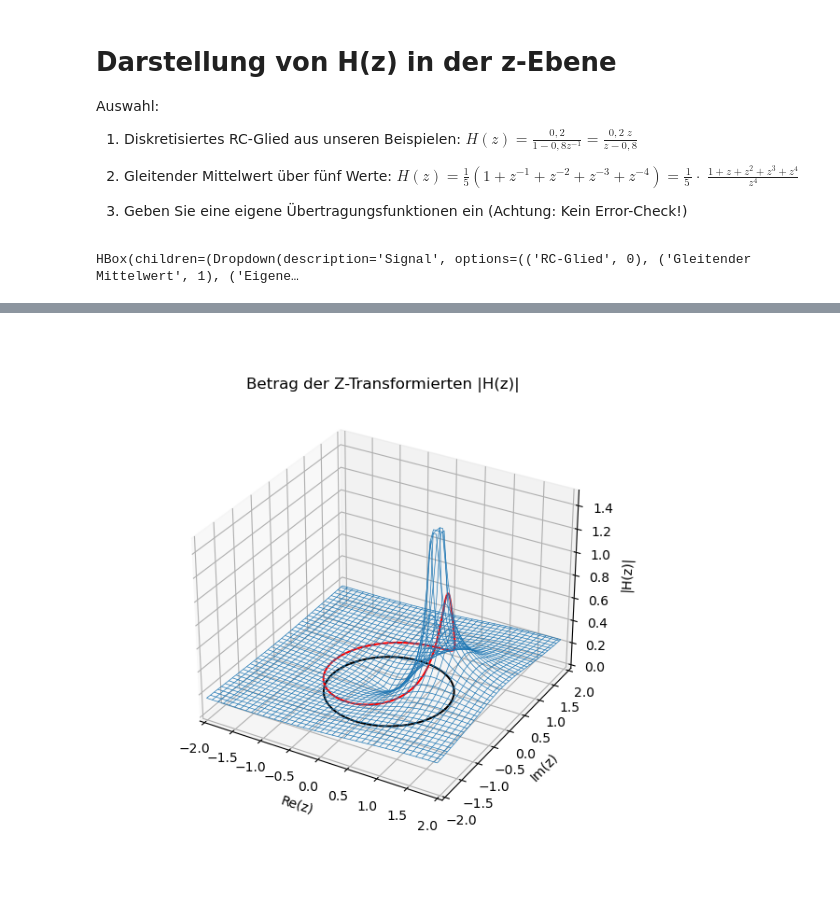
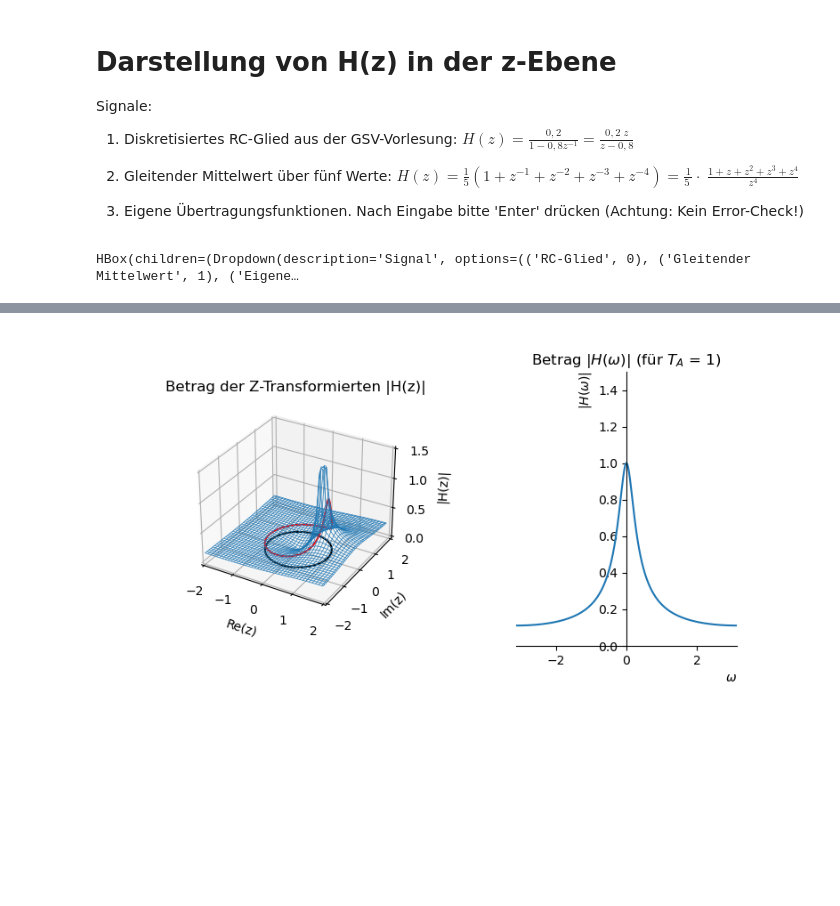
Before and after one commit to bdcodebase/sv-demos, a Jupyter notebook: zPlot.ipynb, the cells around one changed output, grey strips where cells are left out. Saved outputs shown, nothing was run; the diff lists cells and outputs as text; code cells hidden in the pictures; blank space fills up the shorter version.

```diff
--- a/zPlot.ipynb
+++ b/zPlot.ipynb
@@ -1,12 +1,12 @@
 # %% [markdown]
 # Darstellung von H(z) in der z-Ebene
-Auswahl:
-1. Diskretisiertes RC-Glied aus unseren Beispielen:
+Signale:
+1. Diskretisiertes RC-Glied aus der GSV-Vorlesung:
 $H\left(z\right)=\frac{0,2}{1-0,8z^{-1} }=\frac{0,2\;z}{z-0,8}$
 2. Gleitender Mittelwert über fünf Werte:
 $H\left(z\right)=\frac{1}{5}\left(1+z^{-1} +z^{-2} +z^{-3} +z^{-4} \right)=\frac{1}{5\;}\cdot \;\frac{1+z+z^2 +z^3 +z^4 }{z^4 }$
 
-3. Geben Sie eine eigene Übertragungsfunktionen ein (Achtung: Kein Error-Check!)
+3. Eigene Übertragungsfunktionen. Nach Eingabe bitte 'Enter' drücken (Achtung: Kein Error-Check!)
 # %%
 """
 z-Trafo-Demoscript (Matlab-Style)
@@ -18,7 +18,7 @@ z-Trafo-Demoscript (Matlab-Style)
 
 from numpy import (pi, meshgrid, exp, sqrt, sin, cos, tan, angle, arange, linspace, zeros, ones, NaN, real, imag) # numpy für's Rechnen, bei Bedarf anpassen
 from numpy.fft import fft
-from matplotlib.pyplot import (figure, plot, stem, legend, text,
+from matplotlib.pyplot import (figure, plot, stem, legend, text, subplots_adjust,
                                grid, xlabel, ylabel, subplot, subplots, title, clf, cla, xlim, ylim) # matpotlib für's  Plotten, bei Bedarf anpassen
 from matplotlib.pyplot import fill_between as area # Beispiel für eine Mapping auf Matlab-Bezeichnung
 import ipywidgets as widgets # interaktive Controls wie Slider, Dropdowns etc.
@@ -26,17 +26,28 @@ from matplotlib import cm
 
 import numpy as np
 
+def myplotstyle(ax): # Hilfsfunktion, hübscht den Plot etwas auf
+    ax.spines['right'].set_color('none')
+    ax.spines['top'].set_color('none')
+    ax.xaxis.set_ticks_position('bottom')
+    ax.spines['bottom'].set_position(('data',0))
+    ax.yaxis.set_ticks_position('left')
+    ax.spines['left'].set_position(('data',0))
+
 hmax = 1.5; # höhe, ab der für den Plot gekappt wird
 amax = 2; # re- und im-Achse werden bis zu +-a berechnet
 astep = 0.05; # schrittweite
 a_r = arange(-amax,amax,astep); # Achsen/Grid, reele Achse
 a_i = arange(-amax,amax,astep); # Achsen/Grid, imaginäre Achse
+omega = arange(0,1,0.005)*2*pi;
 z_ek = exp(1j*omega);
 
 [zr,zi] = meshgrid(a_r,a_i);
 z = zr+1j*zi; # komplexes Grid aufstellen
 
-fig, ax = subplots(subplot_kw={"projection": "3d"},figsize=(6, 6), dpi=100,num=' ')
+
+#fig = figure(figsize=(7, 4),  layout='constrained', dpi=100,num=' ')
+fig = figure(figsize=(8, 4), dpi=100,num=' ')
 
 def plotdata(sigc, sigtxt, ek_only):
     if sigc == 1:
@@ -51,39 +62,50 @@ def plotdata(sigc, sigtxt, ek_only):
 
     if ek_only:
         abs_h[abs(z)>1]=NaN; # am Einheitskreis schneiden
 
-    omega = arange(0,1,0.005)*2*pi;
     abs_h_ek = abs(h(z_ek));
     abs_h_ek[abs_h_ek>hmax]=NaN; #% Werte > hmax kappen
-
+    ax1 = fig.add_subplot(1, 2,1,projection='3d')
     cla()
-    ax.plot_wireframe(zr,zi,abs_h,linewidth=0.5)#,'FaceAlpha','0.5'); # abs(h(z)) plotten
-    ax.plot(real(z_ek),imag(z_ek),zs=0, zdir='z',color='k')#,real(z_ek),imag(z_ek),abs_h_ek,'b'); # Einheitskreis und h(z) am Einheitskreis plotten
-    ax.plot(real(z_ek),imag(z_ek),abs_h_ek,color='red'); # Einheitskreis und h(z) am Einheitskreis plotten
-    ax.set_zlabel('|H(z)|')
+    ax1.plot_wireframe(zr,zi,abs_h,linewidth=0.5)#,'FaceAlpha','0.5'); # abs(h(z)) plotten
+    ax1.plot(real(z_ek),imag(z_ek),zs=0, zdir='z',color='k')#,real(z_ek),imag(z_ek),abs_h_ek,'b'); # Einheitskreis und h(z) am Einheitskreis plotten
+    ax1.plot(real(z_ek),imag(z_ek),abs_h_ek,color='red'); # Einheitskreis und h(z) am Einheitskreis plotten
+    ax1.set_zlabel('|H(z)|')
 
     xlim(-amax,amax)
     ylim(-amax,amax)
     xlabel('Re(z)')
     ylabel('Im(z)')
     title('Betrag der Z-Transformierten |H(z)|')
 
-## Interaktion:
+    ax2 = fig.add_subplot(1, 2, 2)
+    omega_sym = arange(-pi,pi,0.01) # symmetrische X-Achse für gewohnte Darstellung
+    abs_h_omega = abs(h(exp(1j*omega_sym))); # h für e^jw ausrechnen
+    plot(omega_sym, abs_h_omega)
+    xlim(-pi,pi)
+    xlabel('$\omega$',loc='right')
+    ylabel('$|H(\omega)|$',loc='top')
+    title('Betrag $|H(\omega)|$ (für $T_A$ = 1)')
+    ylim(0,hmax)
+    myplotstyle(ax2)
+    subplots_adjust(wspace=0.5)
+
+    ## Interaktion:
 # Definition von Controls:
 ekcb  = widgets.Checkbox(value=False, description='Schnitt am Einheitskreis')
 sigcombo = widgets.Dropdown(options=[('RC-Glied',0),('Gleitender Mittelwert',1),('Eigene Funktion',2)],
                                     value=0,description='Signal')
-sigtxt = widgets.Text(value=' 1/3*(1+z**-1+z**-2)',description='Eigene Funktion:')
+sigtxt = widgets.Text(value=' 1/3*(1+z**-1+z**-2)',description='Eigene Funktion:',continuous_update=False)
 
 
 # Arrangieren hier in horizontale Box:
 ui1 = widgets.HBox([sigcombo, sigtxt, ekcb])
 
 #Verknüpfen mit Callback
 out = widgets.interactive_output(plotdata, { 'sigc': sigcombo,'sigtxt': sigtxt,'ek_only':ekcb})
 #Anzeigen
 display(ui1,out)
 # %% [output]
 HBox(children=(Dropdown(description='Signal', options=(('RC-Glied', 0), ('Gleitender Mittelwert', 1), ('Eigene…
 [interactive output not drawn]
-[figure, old version]
+[figure, new version]
```
Also changed, not shown: 3 other files.
